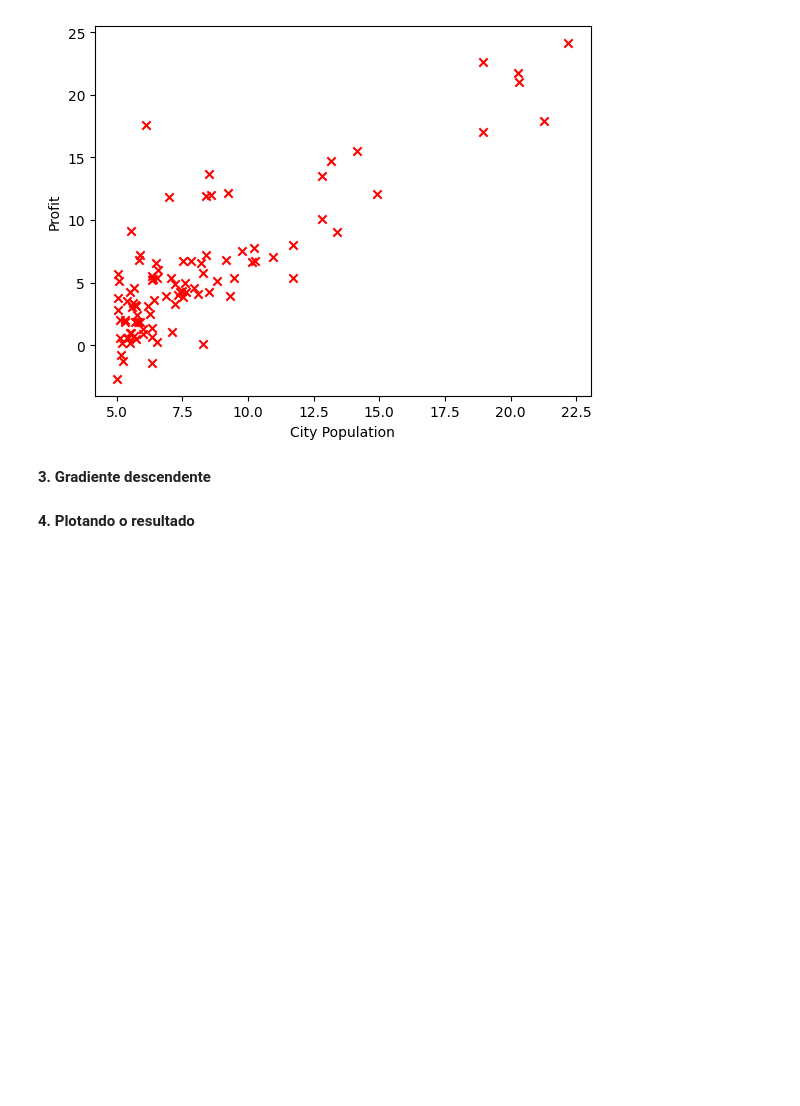
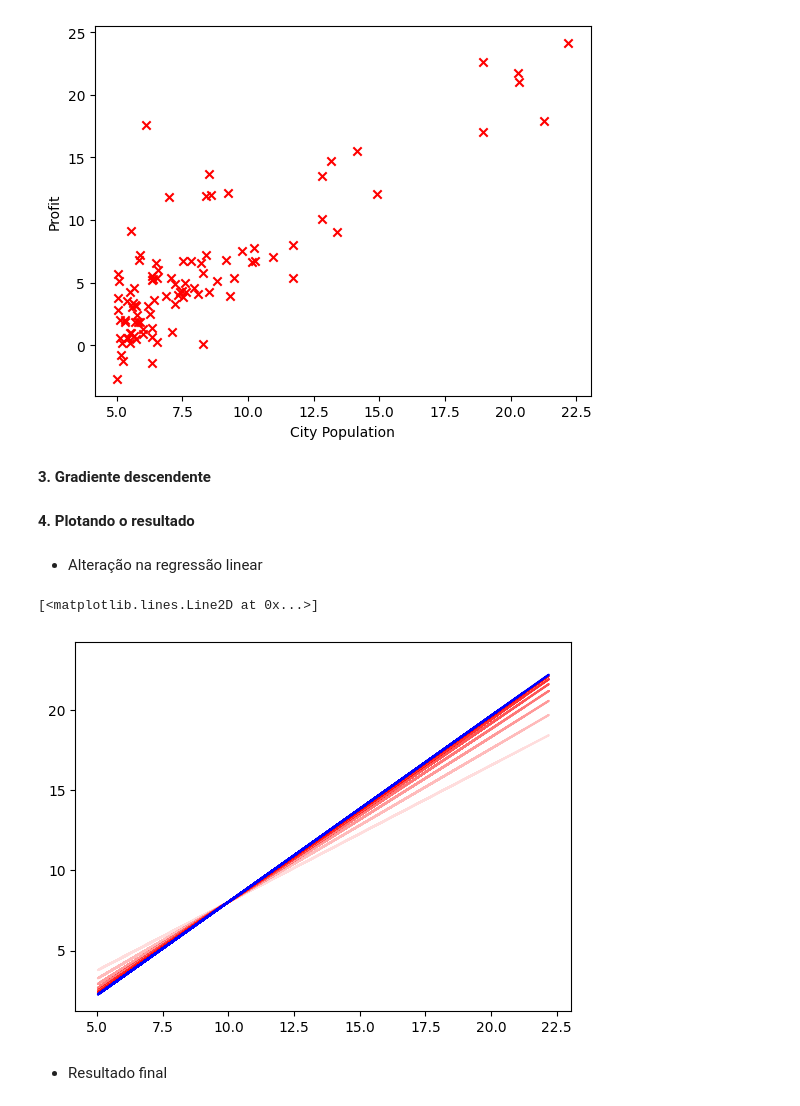
Before and after one commit to vmleroy/ic-cefet, a Jupyter notebook: 2-Regressao-Linear/exercicio1.ipynb, the cells around one changed output. Drawn from its saved outputs; the diff is of its cells as text; code cells hidden in the pictures; blank space fills up the shorter version.

```diff
--- a/2-Regressao-Linear/exercicio1.ipynb
+++ b/2-Regressao-Linear/exercicio1.ipynb
@@ -9,6 +9,6 @@ import matplotlib.pyplot as plt
 # %% [markdown]
 **1. Coletando os dados**
 # %%
-df = pd.read_csv('data1.txt', sep=',', header=None, names=['City Pop.', 'Profit'])
+df = pd.read_csv('./data/data1.txt', sep=',', header=None, names=['City Pop.', 'Profit'])
 city_pop = df["City Pop."].values
 profit = df["Profit"].values
@@ -46,2 +26,27 @@ m = len(city_pop)
+# %%
+theta_0, theta_1 = 1, 1
+alpha = 0.01
+epochs = 1500
+m = len(city_pop)
+
+h_per_epoch = []
+
+for epoch in range(epochs):
+    h = theta_0 + theta_1 * city_pop
+    theta_0 = theta_0 - alpha * (1 / m) * np.sum(h - profit)
+    theta_1 = theta_1 - alpha * (1 / m) * np.sum((h - profit) * city_pop)
+    h_per_epoch.append(h)
 # %% [markdown]
 **4. Plotando o resultado**
+# %% [markdown]
+* Alteração na regressão linear
+# %%
+for index, h in enumerate(h_per_epoch):
+    if index % 200 == 0 and index != (len(h_per_epoch) - 1):
+        plt.plot(city_pop, h, c='r', alpha=index/epochs)
+plt.plot(city_pop, h_per_epoch[-1], c='b', alpha=1, label='Linear Regression')
+# %% [output]
+[<matplotlib.lines.Line2D at 0x...>]
+[figure, added]
+# %% [markdown]
+* Resultado final
```
Also changed, not shown: parts of 3 cells of this notebook, 2 other files.
